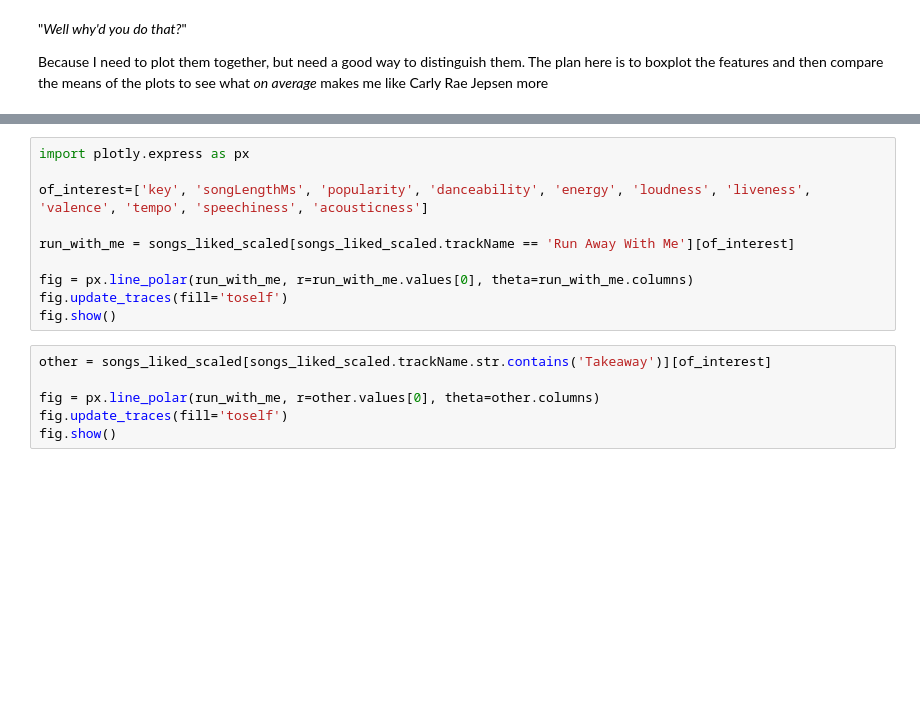
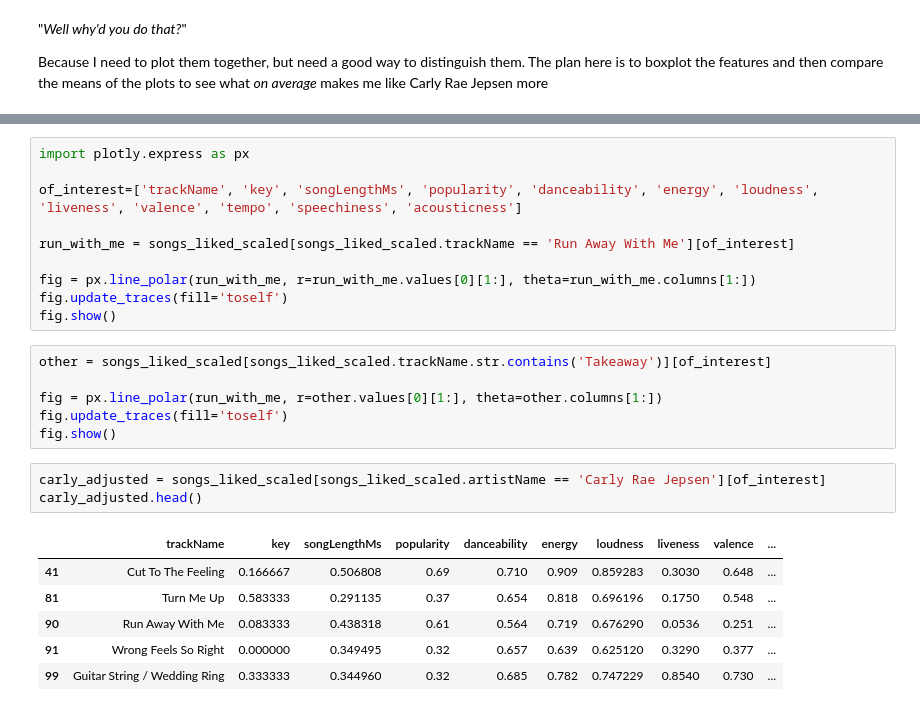
Before and after one commit to dalcantara7/spotify_data_analyzer, a Jupyter notebook: code/analysis_with_api_data.ipynb, the cells around one changed output, grey strips where cells are left out. Saved outputs shown, nothing was run; the diff lists cells and outputs as text; blank space fills up the shorter version.

```diff
--- a/code/analysis_with_api_data.ipynb
+++ b/code/analysis_with_api_data.ipynb
@@ -276,16 +276,26 @@ I'm going to start with the best piece of music ever produced _Run Away With Me_
 # %%
 import plotly.express as px
 
-of_interest=['key', 'songLengthMs', 'popularity', 'danceability', 'energy', 'loudness', 'liveness', 'valence', 'tempo', 'speechiness', 'acousticness']
+of_interest=['trackName', 'key', 'songLengthMs', 'popularity', 'danceability', 'energy', 'loudness', 'liveness', 'valence', 'tempo', 'speechiness', 'acousticness']
 
 run_with_me = songs_liked_scaled[songs_liked_scaled.trackName == 'Run Away With Me'][of_interest]
 
-fig = px.line_polar(run_with_me, r=run_with_me.values[0], theta=run_with_me.columns)
+fig = px.line_polar(run_with_me, r=run_with_me.values[0][1:], theta=run_with_me.columns[1:])
 fig.update_traces(fill='toself')
 fig.show()
 # %%
 other = songs_liked_scaled[songs_liked_scaled.trackName.str.contains('Takeaway')][of_interest]
 
-fig = px.line_polar(run_with_me, r=other.values[0], theta=other.columns)
+fig = px.line_polar(run_with_me, r=other.values[0][1:], theta=other.columns[1:])
 fig.update_traces(fill='toself')
 fig.show()
+# %%
+carly_adjusted = songs_liked_scaled[songs_liked_scaled.artistName == 'Carly Rae Jepsen'][of_interest]
+carly_adjusted.head()
+# %% [output]
+|  | trackName | key | songLengthMs | popularity | danceability | energy | loudness | liveness | valence | ... |
+| 41 | Cut To The Feeling | 0.166667 | 0.506808 | 0.69 | 0.710 | 0.909 | 0.859283 | 0.3030 | 0.648 | ... |
+| 81 | Turn Me Up | 0.583333 | 0.291135 | 0.37 | 0.654 | 0.818 | 0.696196 | 0.1750 | 0.548 | ... |
+| 90 | Run Away With Me | 0.083333 | 0.438318 | 0.61 | 0.564 | 0.719 | 0.676290 | 0.0536 | 0.251 | ... |
+| 91 | Wrong Feels So Right | 0.000000 | 0.349495 | 0.32 | 0.657 | 0.639 | 0.625120 | 0.3290 | 0.377 | ... |
+| 99 | Guitar String / Wedding Ring | 0.333333 | 0.344960 | 0.32 | 0.685 | 0.782 | 0.747229 | 0.8540 | 0.730 | ... |
```
Also changed, not shown: parts of 14 cells of this notebook, 6 other files.
